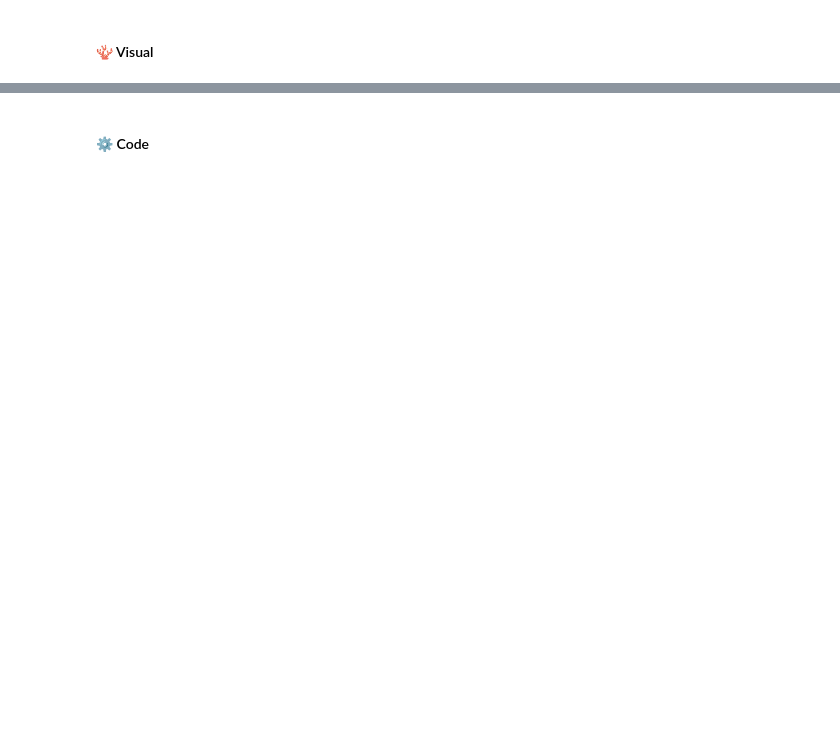
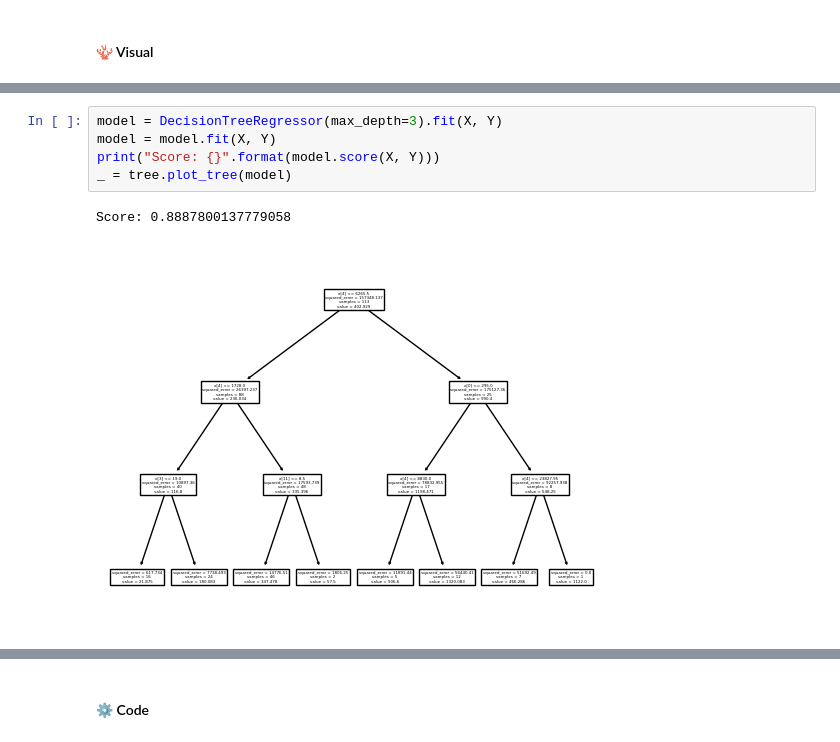
Before and after one commit to STASYA00/IAAC2024_tutorials, a Jupyter notebook: notebooks/04_model_overview.ipynb, the cells around one changed output, grey strips where cells are left out. Saved outputs shown, nothing was run; the diff lists cells and outputs as text; blank space fills up the shorter version.

```diff
--- a/notebooks/04_model_overview.ipynb
+++ b/notebooks/04_model_overview.ipynb
@@ -158,0 +229,8 @@ tree.plot_tree(model)
+# %%
+model = DecisionTreeRegressor(max_depth=3).fit(X, Y)
+model = model.fit(X, Y)
+print("Score: {}".format(model.score(X, Y)))
+_ = tree.plot_tree(model)
+# %% [output]
+Score: 0.8887800137779058
+[figure, added]
```
Also changed, not shown: parts of 61 cells of this notebook.
